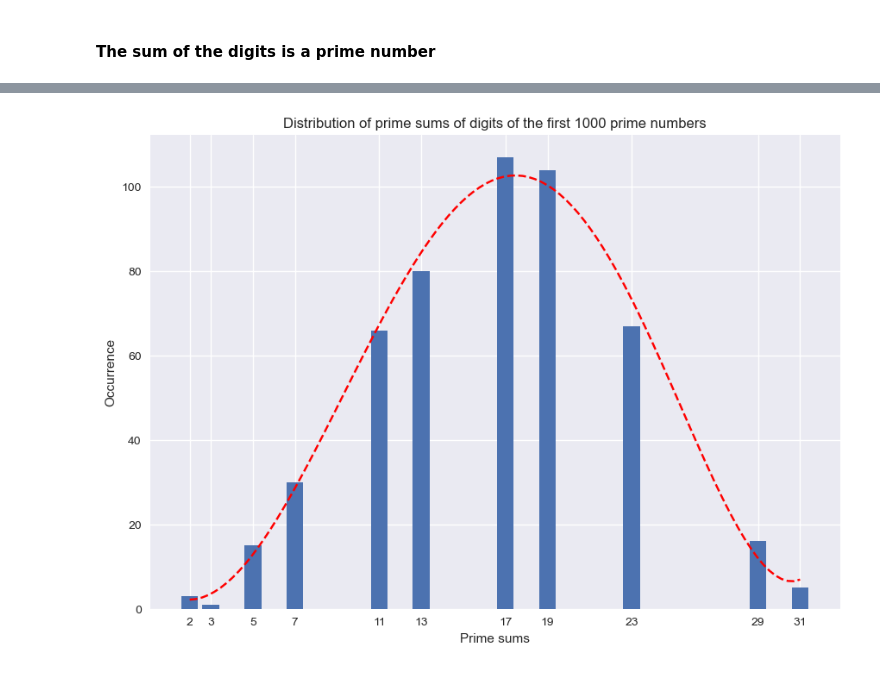
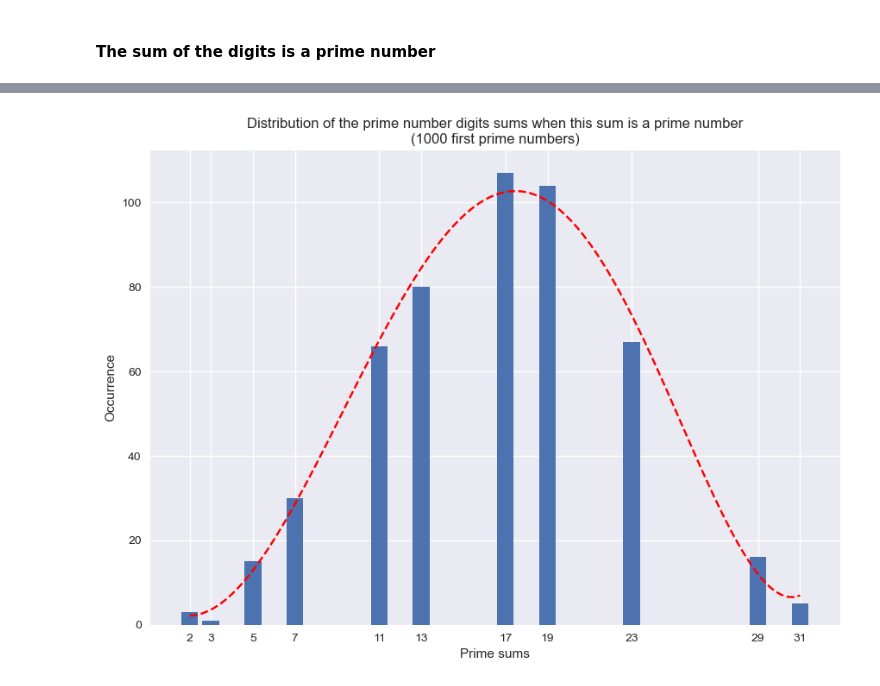
Before and after one commit to Kartmaan/prime_number_analysis, a Jupyter notebook: prime_analysis.ipynb, the cells around one changed output, grey strips where cells are left out. Saved outputs shown, nothing was run; the diff lists cells and outputs as text; code cells hidden in the pictures.

```diff
--- a/prime_analysis.ipynb
+++ b/prime_analysis.ipynb
@@ -460,11 +451,0 @@ sum_plot(sample_length=1000, sample_quantity=10, rot=10, loc=4)
-# %%
-even_list, odd_list, _ = sum_stats(sample_length=1000, sample_quantity=10)
-
-even_mean = round(np.mean(even_list), 2)
-odd_mean = round(np.mean(odd_list), 2)
-diff = round(abs(even_mean-odd_mean), 2)
-
-print("Total percentage of all samples")
-print(f"Even : {even_mean}%")
-print(f"Odd : {odd_mean}%")
-print(f"Difference : {diff}%")
@@ -480,11 +451,0 @@ Let's try with more samples :
-# %%
-even_list, odd_list, _ = sum_stats(sample_length=1000, sample_quantity=30)
-
-even_mean = round(np.mean(even_list), 2)
-odd_mean = round(np.mean(odd_list), 2)
-diff = round(abs(even_mean-odd_mean), 2)
-
-print("Total percentage of all samples")
-print(f"Even : {even_mean}%")
-print(f"Odd : {odd_mean}%")
-print(f"Difference : {diff}%")
@@ -513,8 +471,9 @@ def sum_is_prime(limit):
 
         if is_prime(digits_sum):
             if digits_sum not in prime_sums:
-                prime_sums[digits_sum] = 1
+                prime_sums[digits_sum] = [1,[prime]]
             else:
-                prime_sums[digits_sum] += 1
+                prime_sums[digits_sum][0] += 1
+                prime_sums[digits_sum][1].append(prime)
 
     return prime_sums
@@ -521,24 +499,26 @@ def sum_is_prime(limit):
 # %%
 stats = sum_is_prime(1000)
 
 fig = plt.figure()
 ax = fig.add_axes([0,0,1,1])
 x = [key for key in stats.keys()]
-y = [val for val in stats.values()]
+y = [val[0] for val in stats.values()]
 ax.set_xticks(x, x)
 ax.bar(x,y)
 
 coef = np.polyfit(x, y, 5)
 poly = np.poly1d(coef)
 x_trend = np.linspace(min(x), max(x), 100)
 y_trend = poly(x_trend)
 plt.plot(x_trend, y_trend, color='red', label="Trend line",
 linestyle="dashed")
 
 ax.set_xlabel("Prime sums")
 ax.set_ylabel("Occurrence")
-ax.set_title("Distribution of prime sums of digits of the first 1000 prime numbers")
+ax.set_title("Distribution of the prime number digits sums "+
+"when this sum is a prime number\n" +
+"(1000 first prime numbers)")
 
 plt.show()
 # %% [output]
-[figure, old version]
+[figure, new version]
```
Also changed, not shown: parts of 14 cells of this notebook.
